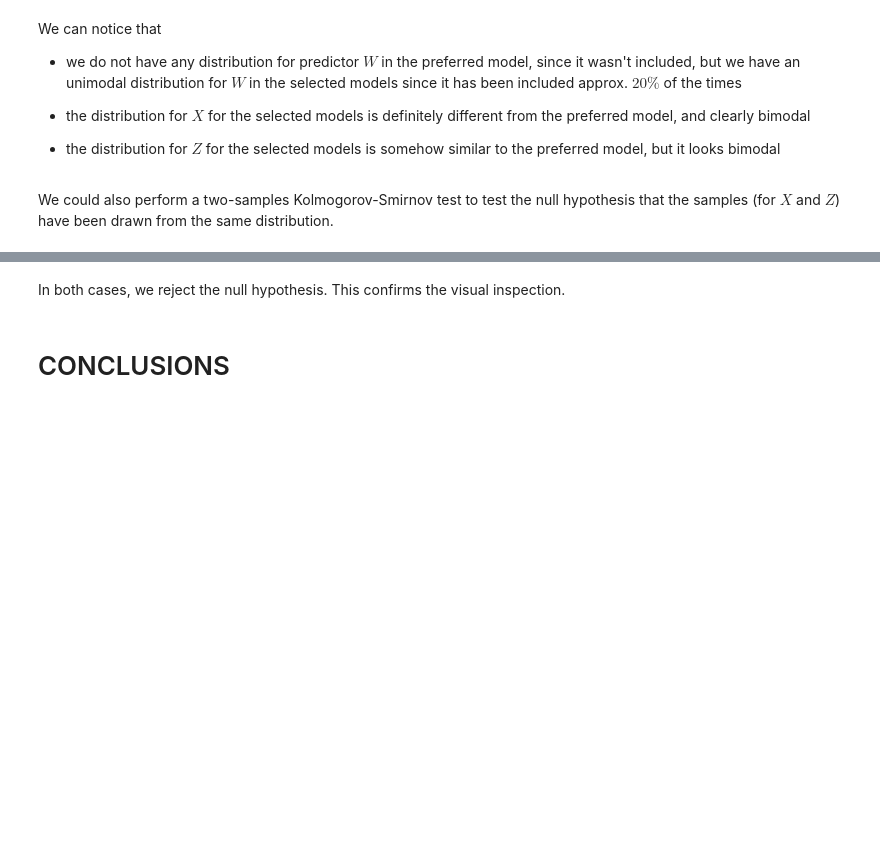
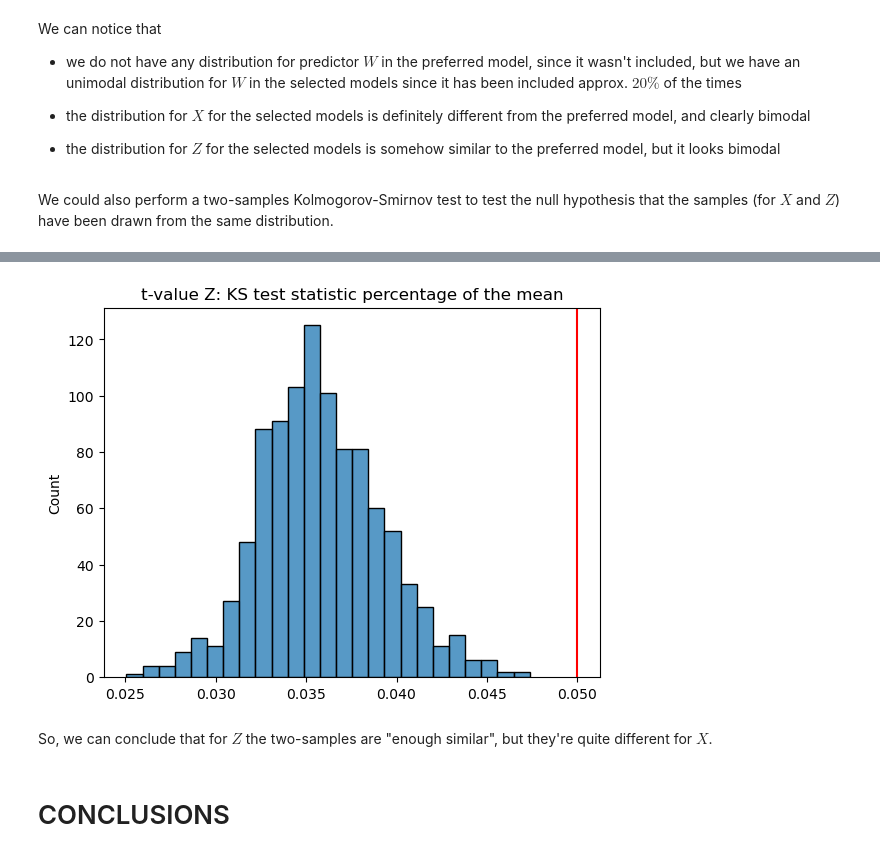
Before and after one commit to maxdevblock/model-selection-bias, a Jupyter notebook: split_the_dataset.ipynb, the cells around one changed output, grey strips where cells are left out. Drawn from its saved outputs; the diff is of its cells as text; code cells hidden in the pictures; blank space fills up the shorter version.

```diff
--- a/split_the_dataset.ipynb
+++ b/split_the_dataset.ipynb
@@ -517,5 +571,20 @@ sps.ks_2samp(DF.tval_X.dropna(), PR.tval_X, nan_policy="raise"), sps.ks_2samp(DF
+# %%
+KSs = []
+subsize = n_tvalZ
+for i in tqdm(range(1000)):
+    _df = DF[DF.index.isin(np.random.choice(DF.index, size=subsize, replace=False))]
+    _pr = PR[PR.index.isin(np.random.choice(PR.index, size=subsize, replace=False))]
+    ks = sps.ks_2samp(_df.tval_Z.dropna(), _pr.tval_Z.dropna(), nan_policy="raise", alternative="two-sided")
+    KSs.append(ks.statistic)
+KSs = np.array(KSs)
+sns.histplot(KSs)
+plt.axvline(.05, color="r")
+plt.title("t-value Z: KS test statistic percentage of the mean")
+plt.show()
+# %% [output]
+[figure, added]
 # %% [markdown]
-In both cases, we reject the null hypothesis. This confirms the visual inspection.
+So, we can conclude that for $Z$ the two-samples are "enough similar", but they're quite different for $X$.
 # %% [markdown]
 # CONCLUSIONS
 # %% [markdown]
```
Also changed, not shown: parts of 12 cells of this notebook, 1 other file.
